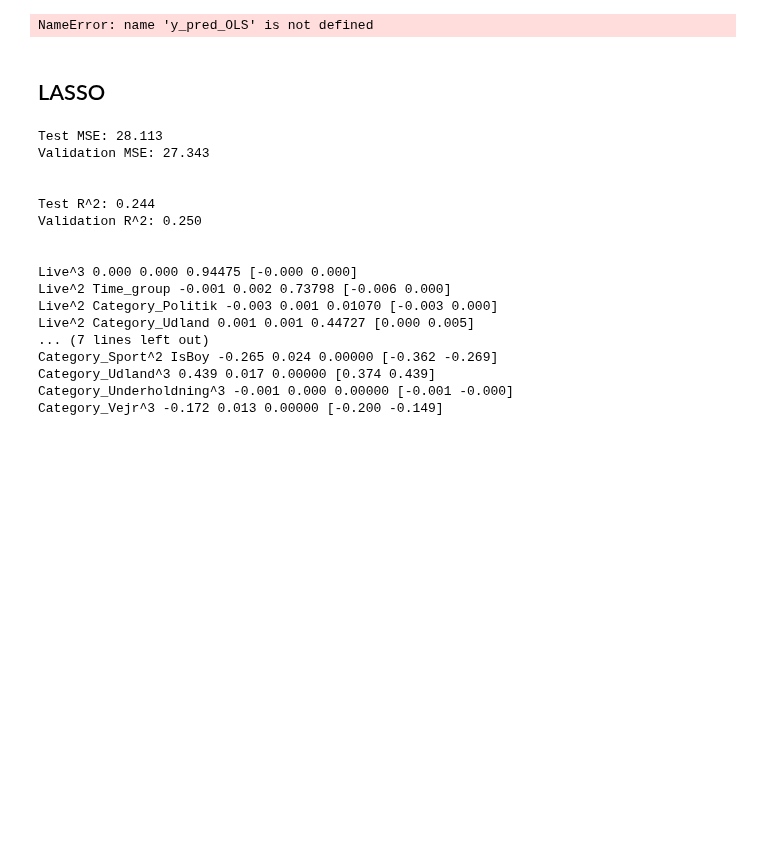
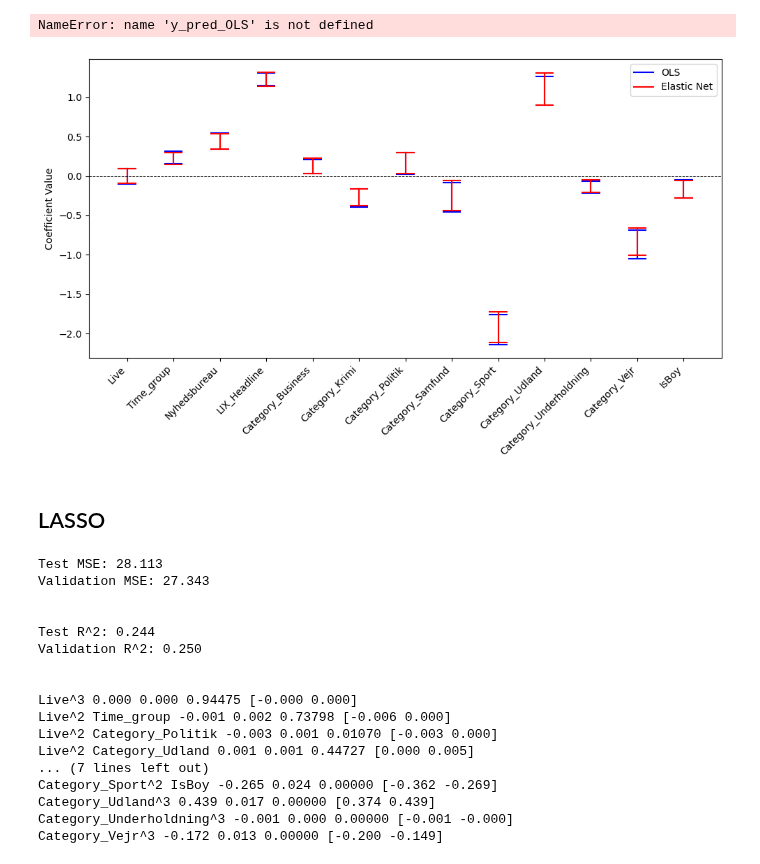
Before and after one commit to Gr-Elena/isds2023_group31, a Jupyter notebook: codes/modeling/Model_Ny_Ny_Ny_Ny.ipynb, the cells around one changed output. Drawn from its saved outputs; the diff is of its cells as text; code cells hidden in the pictures; blank space fills up the shorter version.

```diff
--- a/codes/modeling/Model_Ny_Ny_Ny_Ny.ipynb
+++ b/codes/modeling/Model_Ny_Ny_Ny_Ny.ipynb
@@ -741,36 +678,38 @@ ols_ci = robust_results.conf_int(alpha=0.05)  # 95% CI
 coeff_names = [row[0] for row in robust_results.summary().tables[1].data][1:]
 ols_ci_df = pd.DataFrame(ols_ci, index=coeff_names, columns=['Lower', 'Upper'])
 
 # Drop the constant
 ols_ci_df = ols_ci_df.drop('const', errors='ignore')
 
 # Setting up the figure and axis
 fig, ax = plt.subplots(figsize=(10, 6))
 
 whisker_length = 0.2  # Adjust this value if you want longer or shorter whiskers
 
 # For each feature, plot the intervals for both OLS and Elastic Net
 for i, feature in enumerate(feature_names):
     # OLS intervals
     ax.plot([i, i], ols_ci_df.loc[feature], color='blue', label='OLS' if i == 0 else "")
     ax.hlines(ols_ci_df.loc[feature], xmin=i-whisker_length, xmax=i+whisker_length, color='blue')
 
     # Elastic Net intervals
     ax.plot([i, i], [lower_bound[i], upper_bound[i]], color='red', label='Elastic Net' if i == 0 else "")
     ax.hlines([lower_bound[i], upper_bound[i]], xmin=i-whisker_length, xmax=i+whisker_length, color='red')
 
 ax.xaxis.set_ticks(np.arange(len(feature_names)))
 ax.set_xticklabels(feature_names, rotation=45, ha='right')  # Rotating for better visibility
 
+ax.axhline(0, color='black', linestyle='--', linewidth=0.7)
+
 ax.set_ylabel('Coefficient Value')
 ax.legend(loc='upper right')
 
 plt.tight_layout()
-#plt.show()
-
-# Optional saving of figure
 plt.savefig('confidence_intervals_comparison.png', dpi=300, bbox_inches='tight')
+plt.show()
 plt.close()
+# %% [output]
+[figure, added]
 # %% [markdown]
 ## LASSO
 # %%
```
Also changed, not shown: parts of 8 cells of this notebook.
